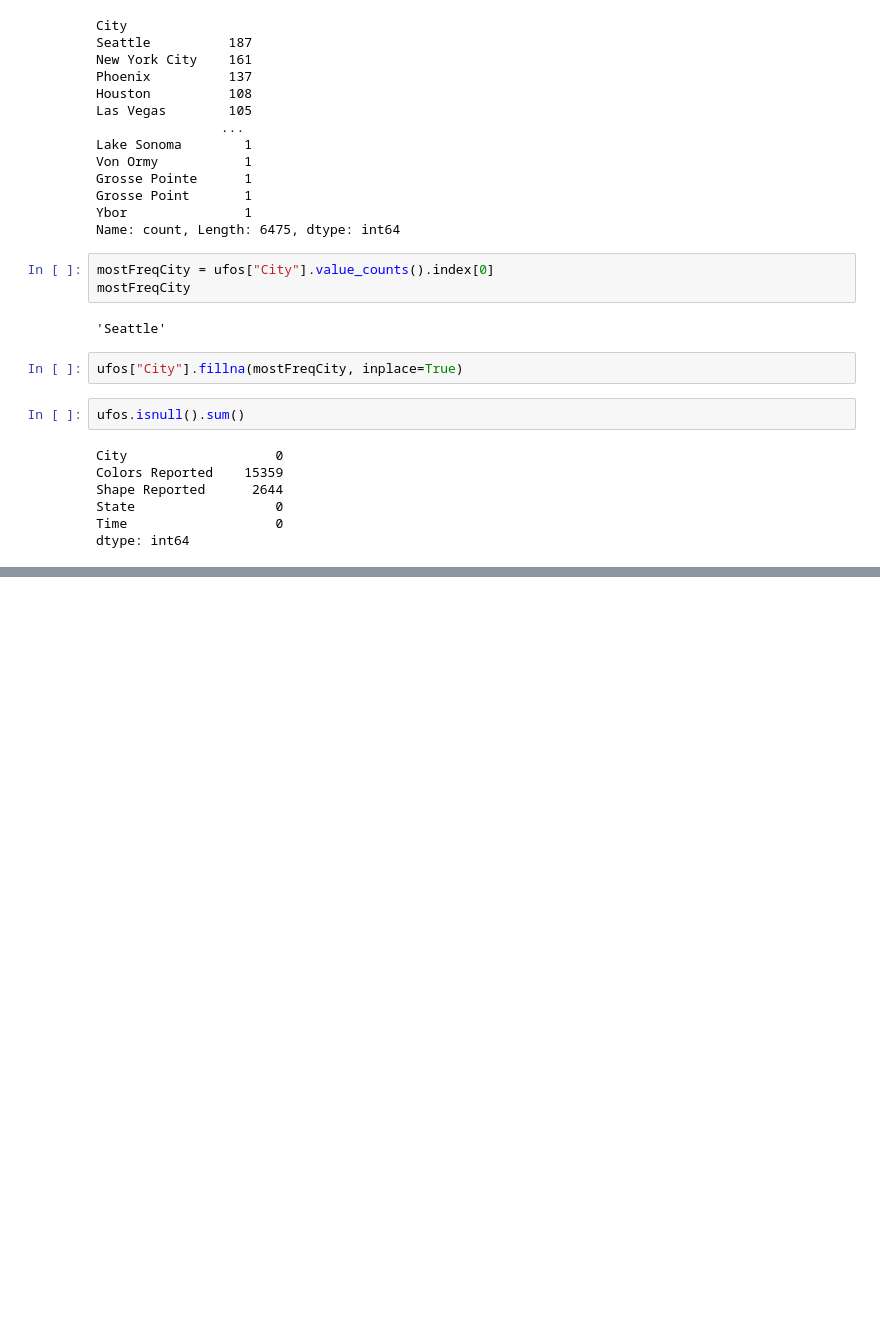
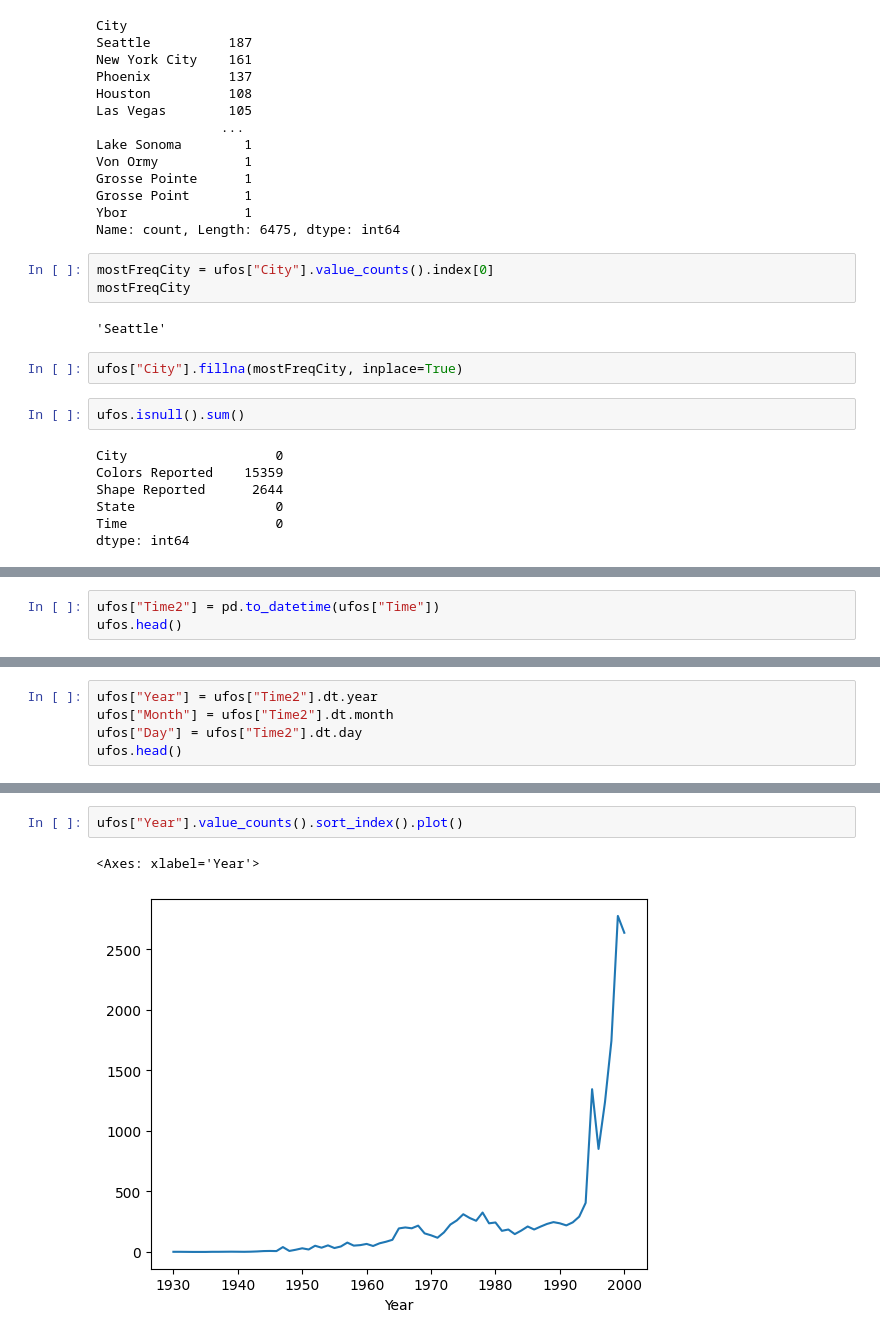
Before and after one commit to durusdogan/DSA201, a Jupyter notebook: Week06/Lecture/pandas_lecture_notes.ipynb, the cells around one changed output, grey strips where cells are left out. Saved outputs shown, nothing was run; the diff lists cells and outputs as text; blank space fills up the shorter version.

```diff
--- a/Week06/Lecture/pandas_lecture_notes.ipynb
+++ b/Week06/Lecture/pandas_lecture_notes.ipynb
@@ -407,0 +570,3 @@ dtype: int64
+# %%
+ufos["Time2"] = pd.to_datetime(ufos["Time"])
+ufos.head()
@@ -407,0 +605,5 @@ dtype: int64
+# %%
+ufos["Year"] = ufos["Time2"].dt.year
+ufos["Month"] = ufos["Time2"].dt.month
+ufos["Day"] = ufos["Time2"].dt.day
+ufos.head()
@@ -407,0 +633,5 @@ dtype: int64
+# %%
+ufos["Year"].value_counts().sort_index().plot()
+# %% [output]
+<Axes: xlabel='Year'>
+[figure, added]
```
Also changed, not shown: parts of 60 cells of this notebook.
